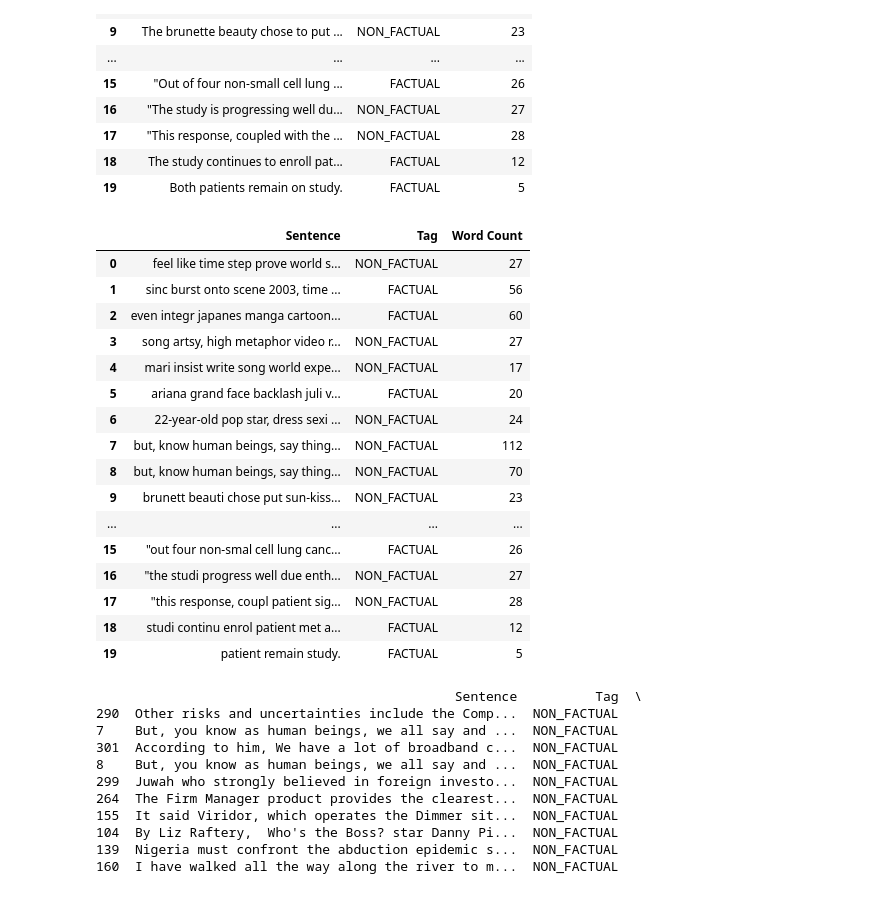
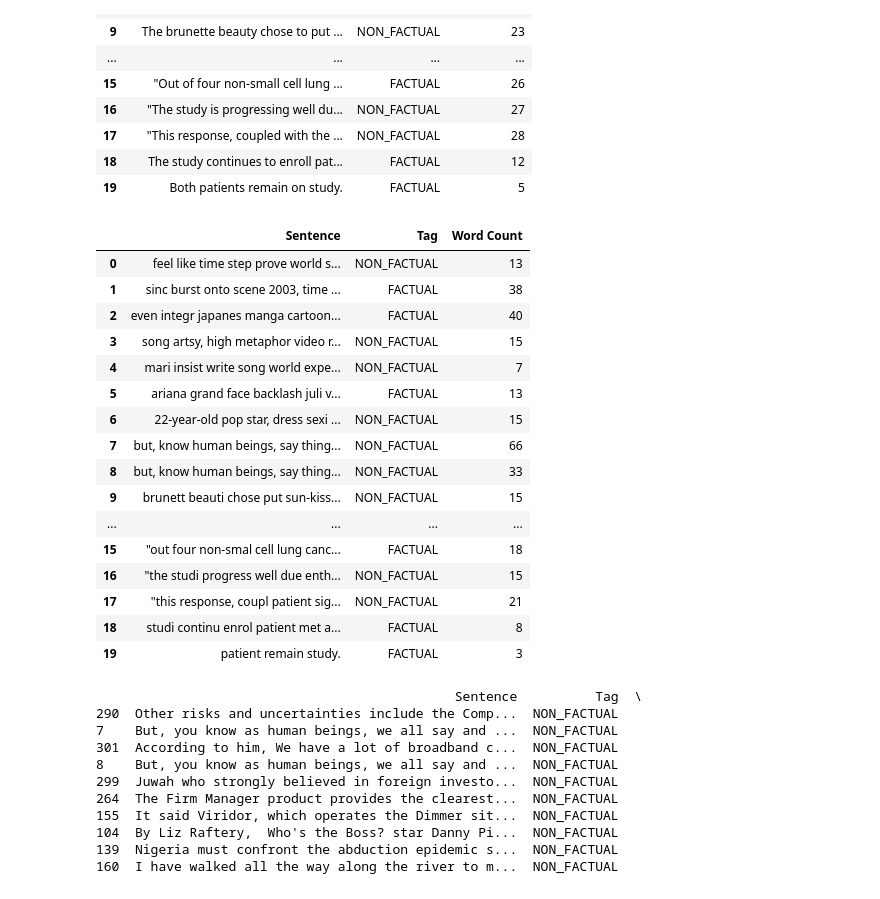
Before and after one commit to CarolineLiong/Fact-vs-Opinion-Articles, a Jupyter notebook: CSCI 183 Project.ipynb, the cells around one changed output. Saved outputs shown, nothing was run; the diff lists cells and outputs as text; code cells hidden in the pictures.

```diff
--- a/CSCI 183 Project.ipynb
+++ b/CSCI 183 Project.ipynb
@@ -201,28 +201,28 @@ df.head(20)
 # %%
 # Counting number of tokens in each sentence without stopwords included.
 num_of_wordsf = []
 for index, row in dff.iterrows():
     num_of_wordsf.append(len(row['Sentence'].split()))
-dff['Word Count'] = num_of_words
+dff['Word Count'] = num_of_wordsf
 dff.head(20)
 # %% [output]
 |  | Sentence | Tag | Word Count |
-| 0 | feel like time step prove world s... | NON_FACTUAL | 27 |
-| 1 | sinc burst onto scene 2003, time ... | FACTUAL | 56 |
-| 2 | even integr japanes manga cartoon... | FACTUAL | 60 |
-| 3 | song artsy, high metaphor video r... | NON_FACTUAL | 27 |
-| 4 | mari insist write song world expe... | NON_FACTUAL | 17 |
-| 5 | ariana grand face backlash juli v... | FACTUAL | 20 |
-| 6 | 22-year-old pop star, dress sexi ... | NON_FACTUAL | 24 |
-| 7 | but, know human beings, say thing... | NON_FACTUAL | 112 |
-| 8 | but, know human beings, say thing... | NON_FACTUAL | 70 |
-| 9 | brunett beauti chose put sun-kiss... | NON_FACTUAL | 23 |
+| 0 | feel like time step prove world s... | NON_FACTUAL | 13 |
+| 1 | sinc burst onto scene 2003, time ... | FACTUAL | 38 |
+| 2 | even integr japanes manga cartoon... | FACTUAL | 40 |
+| 3 | song artsy, high metaphor video r... | NON_FACTUAL | 15 |
+| 4 | mari insist write song world expe... | NON_FACTUAL | 7 |
+| 5 | ariana grand face backlash juli v... | FACTUAL | 13 |
+| 6 | 22-year-old pop star, dress sexi ... | NON_FACTUAL | 15 |
+| 7 | but, know human beings, say thing... | NON_FACTUAL | 66 |
+| 8 | but, know human beings, say thing... | NON_FACTUAL | 33 |
+| 9 | brunett beauti chose put sun-kiss... | NON_FACTUAL | 15 |
 | ... | ... | ... | ... |
-| 15 | "out four non-smal cell lung canc... | FACTUAL | 26 |
-| 16 | "the studi progress well due enth... | NON_FACTUAL | 27 |
-| 17 | "this response, coupl patient sig... | NON_FACTUAL | 28 |
-| 18 | studi continu enrol patient met a... | FACTUAL | 12 |
-| 19 | patient remain study. | FACTUAL | 5 |
+| 15 | "out four non-smal cell lung canc... | FACTUAL | 18 |
+| 16 | "the studi progress well due enth... | NON_FACTUAL | 15 |
+| 17 | "this response, coupl patient sig... | NON_FACTUAL | 21 |
+| 18 | studi continu enrol patient met a... | FACTUAL | 8 |
+| 19 | patient remain study. | FACTUAL | 3 |
 # %%
 # Creating and sorting separate dataframes for nonfactual vs factual.
 gb = df.groupby('Tag')
```
Also changed, not shown: parts of 9 cells of this notebook.
